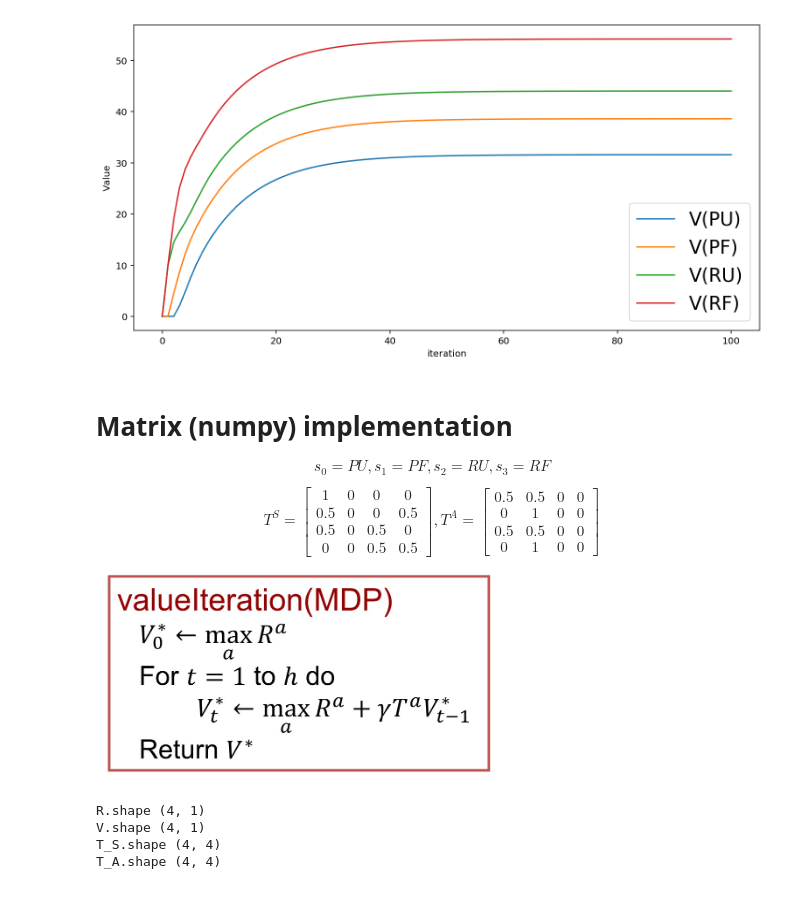
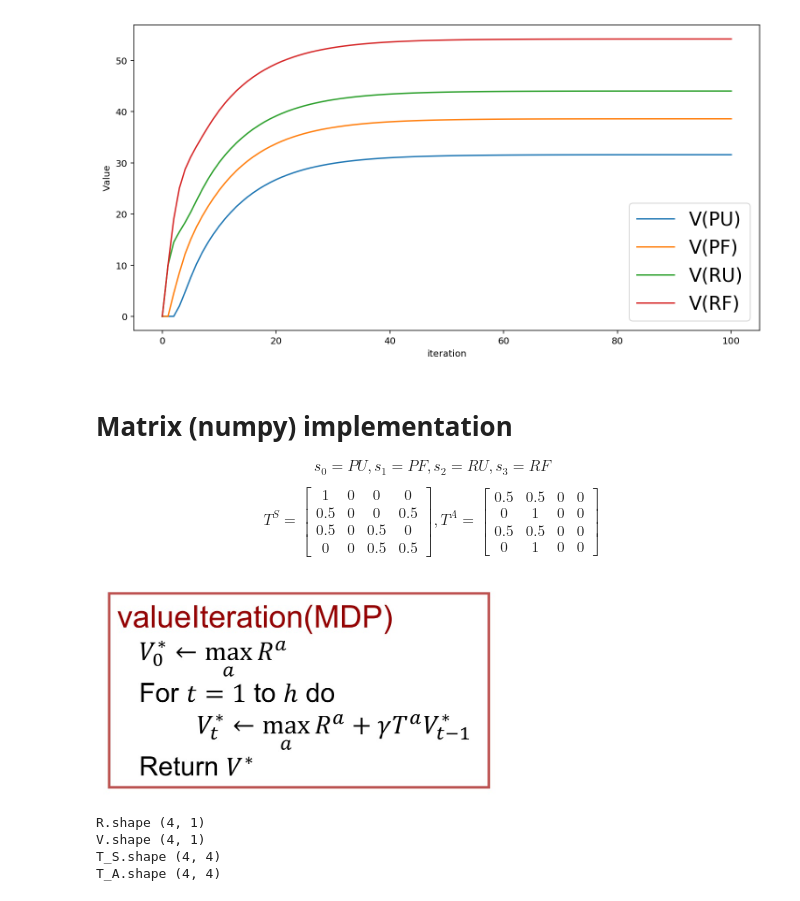
Before and after one commit to tiddler/fishpond, a Jupyter notebook: MDP.ipynb, the cells around one changed output. Cells and saved outputs as stored; diff of their text form; code cells hidden in the pictures.

```diff
--- a/MDP.ipynb
+++ b/MDP.ipynb
@@ -132,7 +139,10 @@ T^A=\begin{bmatrix}
 0 & 1 & 0 & 0
 \end{bmatrix}
 $$
-<img src="attachment:snipaste20180504_174643.jpg" width="400">
+# %%
+Image(filename='./algo.jpg', width=400)
+# %% [output]
+[figure, added]
 # %%
 import numpy as np
 # %%
```
Also changed, not shown: parts of 5 cells of this notebook.
